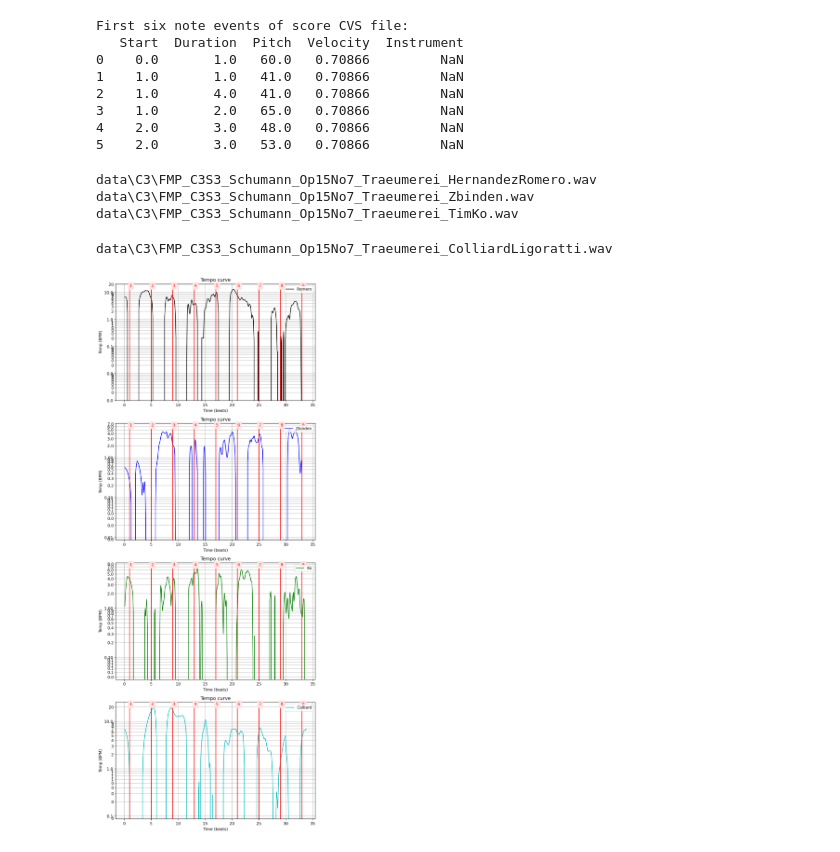
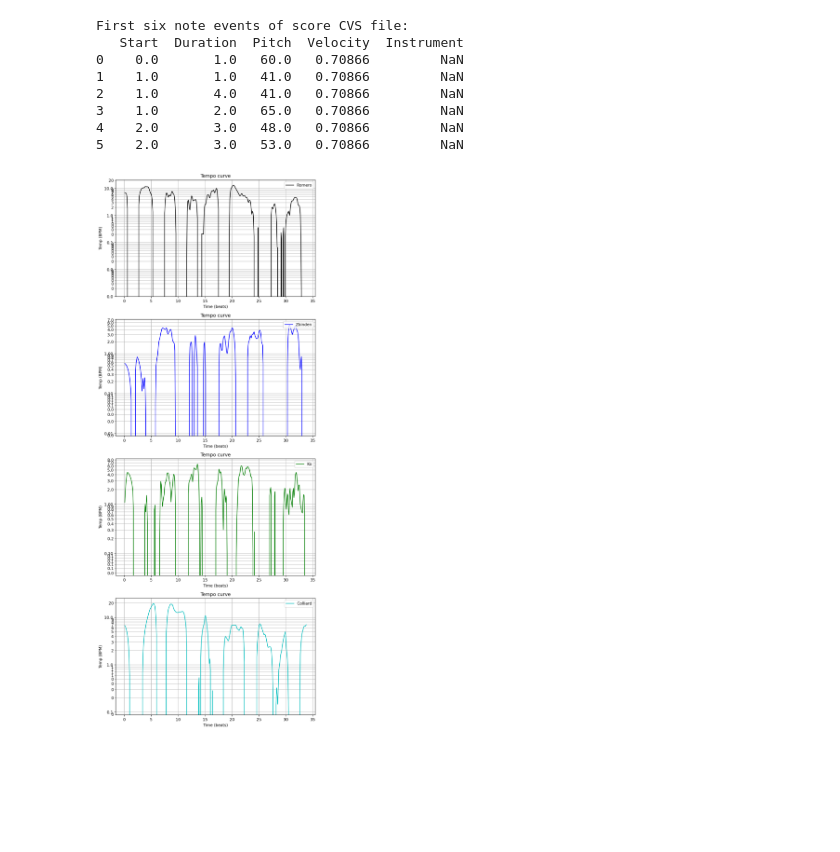
Before and after one commit to behroozbc/project, a Jupyter notebook: project-1.ipynb, the cells around one changed output. Cells and saved outputs as stored; diff of their text form; code cells hidden in the pictures; blank space fills up the shorter version.

```diff
--- a/project-1.ipynb
+++ b/project-1.ipynb
@@ -233,16 +233,8 @@ def plot_tempo_curve(f_tempo, t_beat, ax=None, figsize=(8, 2), color='k', logsca
         fig: figure handle
         ax: axes handle
     """
-    fig = None
-    if ax is None:
-        fig = plt.figure(figsize=figsize)
-        ax = plt.subplot(1, 1, 1)
     ax.plot(t_beat, f_tempo, color=color, label=label)
     ax.set_title('Tempo curve')
-    if xlim is None:
-        xlim = [t_beat[0], t_beat[-1]]
-    if ylim is None:
-        ylim = [np.min(f_tempo) * 0.9, np.max(f_tempo) * 1.1]
     #ax.set_xlim(xlim)
     #ax.set_ylim(ylim)
     ax.set_xlabel(xlabel)
@@ -256,7 +248,7 @@ def plot_tempo_curve(f_tempo, t_beat, ax=None, figsize=(8, 2), color='k', logsca
         # yticks = np.arange(ylim[0], ylim[1]+1, 10)
         # ax.set_yticks(yticks)
     plot_measure(ax, measure_pos)
-    return fig, ax
+    return ax
 # %%
 fn_score = 'data\C3\FMP_C3S3_Schumann_Op15No7_Traeumerei_MusicXML.csv'
 
@@ -265,7 +257,7 @@ measure_pos_beat = np.array([1, 5, 9, 13, 17, 21, 25, 29, 33])
 print('First six note events of score CVS file:')
 print(df.loc[0:5, :])
 
-score = libfmp.c1.csv_to_list(fn_score)
+# score = libfmp.c1.csv_to_list(fn_score)
 # %% [output]
 First six note events of score CVS file:
    Start  Duration  Pitch  Velocity  Instrument
@@ -278,39 +270,34 @@ First six note events of score CVS file:
 # %%
 ylim = [28, 120]
 
 para_dict = {}
 para_dict[0] = ['Romero', 'k', 0,
                 os.path.join( 'data', 'C3', 'FMP_C3S3_Schumann_Op15No7_Traeumerei_HernandezRomero.wav')]
 para_dict[1] = ['Zbinden', 'b', 0,
                 os.path.join( 'data', 'C3', 'FMP_C3S3_Schumann_Op15No7_Traeumerei_Zbinden.wav')]
 para_dict[2] = ['Ko', 'g', 0,
                 os.path.join( 'data', 'C3', 'FMP_C3S3_Schumann_Op15No7_Traeumerei_TimKo.wav')]
 para_dict[3] = ['Colliard', 'c', -5,
                 os.path.join( 'data', 'C3', 'FMP_C3S3_Schumann_Op15No7_Traeumerei_ColliardLigoratti.wav')]
 fig, ax = plt.subplots(len(para_dict), 1,figsize=(8, 20))
 for i,n in enumerate(para_dict):
     performer, color, shift, fn_wav = para_dict[n]
     Fs = 22050
-    print(fn_wav)
     x, Fs = librosa.load(path=fn_wav,sr= Fs)
     win_len_beat = 6
     Fs_beat = 10
     f_tempo, t_beat = compute_tempo_curve(score, x, win_len_beat=win_len_beat, Fs_beat=Fs_beat)
     f_tempo = np.diff(f_tempo)/np.diff(t_beat)
     t_beat = t_beat[:-1]+np.diff(t_beat)/2
     f_tempo = np.diff(f_tempo)/np.diff(t_beat)
     t_beat = t_beat[:-1]+np.diff(t_beat)/2
     plot_tempo_curve(f_tempo, t_beat, ax=ax[i], color=color, label=performer,
-                         logscale=True,measure_pos=measure_pos_beat)
+                         logscale=True)
     ax[i].legend(loc='upper right')
 
 plt.tight_layout()
 # %% [output]
-data\C3\FMP_C3S3_Schumann_Op15No7_Traeumerei_HernandezRomero.wav
-data\C3\FMP_C3S3_Schumann_Op15No7_Traeumerei_Zbinden.wav
-data\C3\FMP_C3S3_Schumann_Op15No7_Traeumerei_TimKo.wav
-data\C3\FMP_C3S3_Schumann_Op15No7_Traeumerei_ColliardLigoratti.wav
-[figure, old version]
+[figure, new version]
 # %%
 
 para_dict = {}
```
Also changed, not shown: parts of 3 cells of this notebook.
